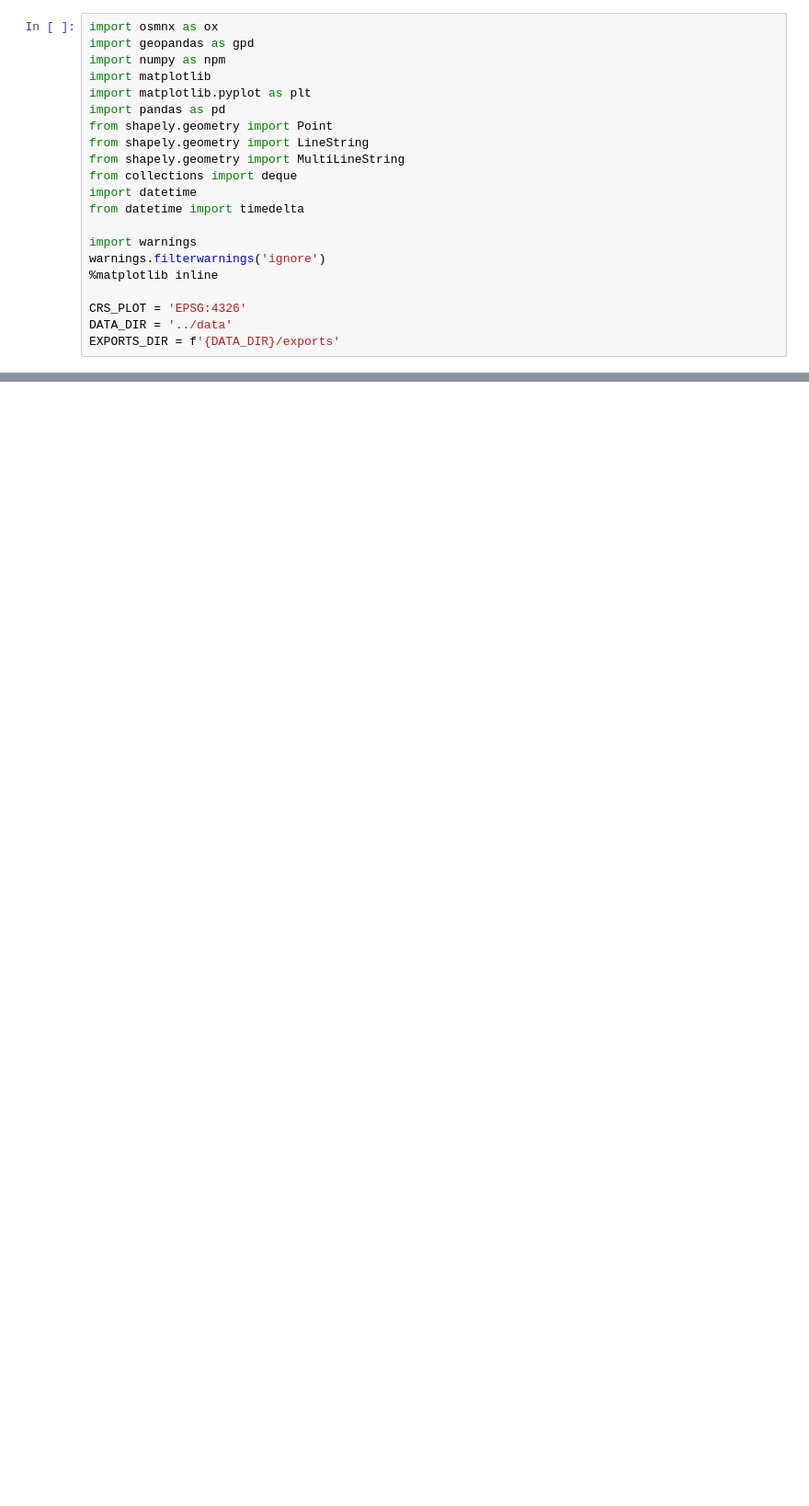
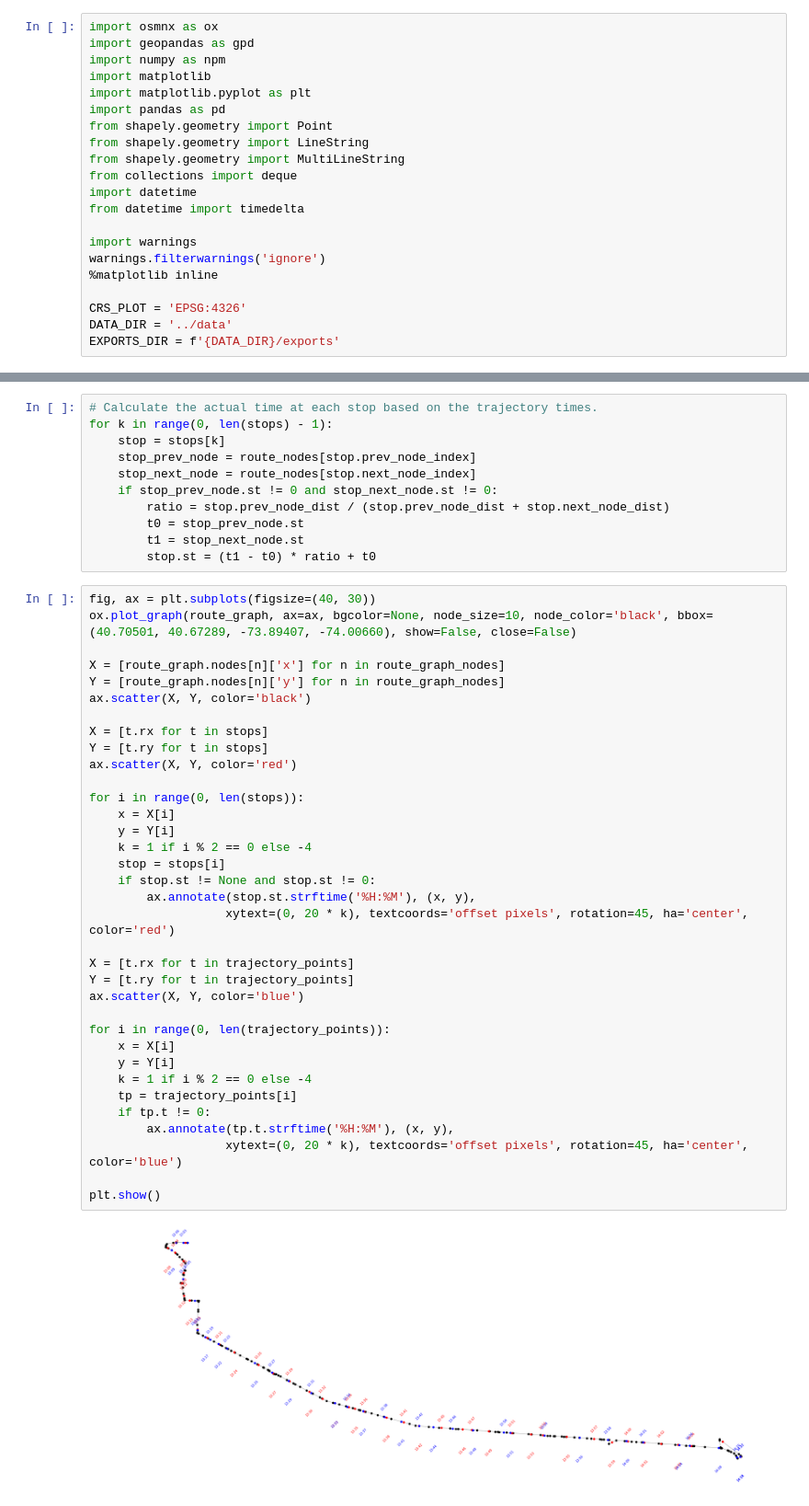
Before and after one commit to cpcarey/nyu-cusp-mlc-bus, a Jupyter notebook: notebooks/match_trajectory_to_timetable.ipynb, the cells around one changed output, grey strips where cells are left out. Shown at 92% size. Saved outputs shown, nothing was run; the diff lists cells and outputs as text; blank space fills up the shorter version.

```diff
--- a/notebooks/match_trajectory_to_timetable.ipynb
+++ b/notebooks/match_trajectory_to_timetable.ipynb
@@ -46,0 +223,48 @@ b25_paths_gdf
+# %%
+# Calculate the actual time at each stop based on the trajectory times.
+for k in range(0, len(stops) - 1):
+    stop = stops[k]
+    stop_prev_node = route_nodes[stop.prev_node_index]
+    stop_next_node = route_nodes[stop.next_node_index]
+    if stop_prev_node.st != 0 and stop_next_node.st != 0:
+        ratio = stop.prev_node_dist / (stop.prev_node_dist + stop.next_node_dist)
+        t0 = stop_prev_node.st
+        t1 = stop_next_node.st
+        stop.st = (t1 - t0) * ratio + t0
+# %%
+fig, ax = plt.subplots(figsize=(40, 30))
+ox.plot_graph(route_graph, ax=ax, bgcolor=None, node_size=10, node_color='black', bbox=(40.70501, 40.67289, -73.89407, -74.00660), show=False, close=False)
+
+X = [route_graph.nodes[n]['x'] for n in route_graph_nodes]
+Y = [route_graph.nodes[n]['y'] for n in route_graph_nodes]
+ax.scatter(X, Y, color='black')
+
+X = [t.rx for t in stops]
+Y = [t.ry for t in stops]
+ax.scatter(X, Y, color='red')
+
+for i in range(0, len(stops)):
+    x = X[i]
+    y = Y[i]
+    k = 1 if i % 2 == 0 else -4
+    stop = stops[i]
+    if stop.st != None and stop.st != 0:
+        ax.annotate(stop.st.strftime('%H:%M'), (x, y),
+                   xytext=(0, 20 * k), textcoords='offset pixels', rotation=45, ha='center', color='red')
+
+X = [t.rx for t in trajectory_points]
+Y = [t.ry for t in trajectory_points]
+ax.scatter(X, Y, color='blue')
+
+for i in range(0, len(trajectory_points)):
+    x = X[i]
+    y = Y[i]
+    k = 1 if i % 2 == 0 else -4
+    tp = trajectory_points[i]
+    if tp.t != 0:
+        ax.annotate(tp.t.strftime('%H:%M'), (x, y),
+                   xytext=(0, 20 * k), textcoords='offset pixels', rotation=45, ha='center', color='blue')
+
+plt.show()
+# %% [output]
+[figure, added]
```
Also changed, not shown: parts of 19 cells of this notebook, 2 other files.
